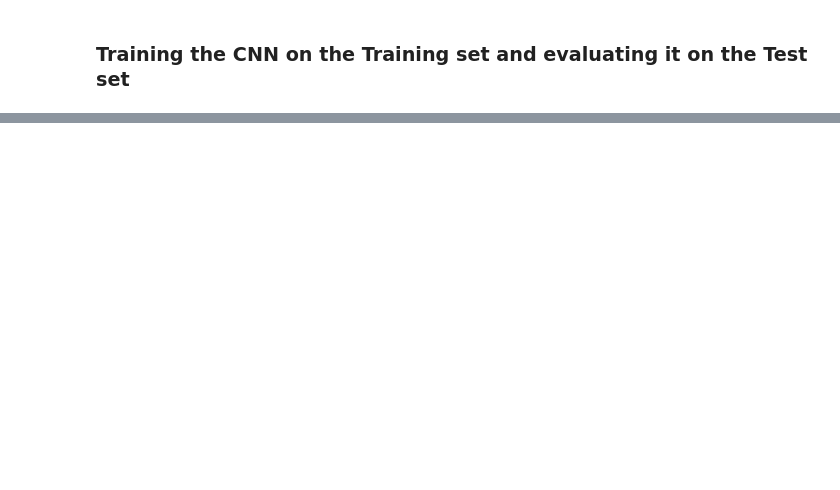
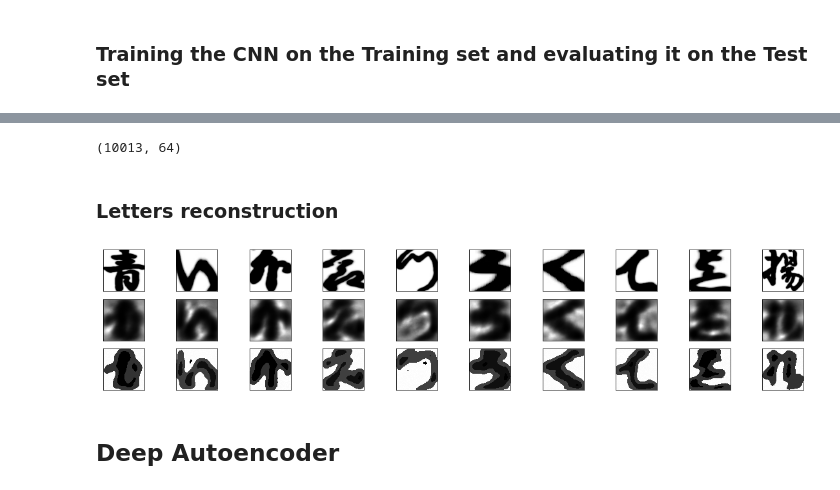
Before and after one commit to Nijaoui-Wassim/kuzushiji-recognition, a Jupyter notebook: kuzushiji-recognition_training.ipynb, the cells around one changed output, grey strips where cells are left out. Drawn from its saved outputs; the diff is of its cells as text; code cells hidden in the pictures; blank space fills up the shorter version.

```diff
--- a/kuzushiji-recognition_training.ipynb
+++ b/kuzushiji-recognition_training.ipynb
@@ -186,0 +207,59 @@ ValueError: Layer sequential_4 expects 1 inputs, but it received 2 input tensors
+# %%
+# Encode and decode some letters
+encoded_imgs = encoder.predict(X_test)
+decoded_imgs = decoder.predict(encoded_imgs)
+# %%
+print(encoded_imgs.shape)
+# %% [output]
+(10013, 64)
+# %% [markdown]
+### Letters reconstruction
+# %%
+def prepare_img(Image):
+    im_color = Image
+    im_gray = im_color#cv2.cvtColor(im_color, cv2.COLOR_BGR2GRAY)
+    _, mask = cv2.threshold(im_gray, thresh=0, maxval=130, type=cv2.THRESH_BINARY)
+    im_thresh_gray = cv2.bitwise_and(im_gray, mask)
+    mask3 = cv2.cvtColor(mask, cv2.COLOR_GRAY2BGR)  # 3 channel mask
+    return im_thresh_gray
+# %%
+import matplotlib.pyplot as plt
+
+n = 10  # How many letters we will display
+plt.figure(figsize=(20, 4))
+for i in range(n):
+    # Display original
+    ax = plt.subplot(3, n, i + 1)
+    img = X_test[i].reshape(64, 64)
+    #img = prepare_img(img)
+    plt.imshow(img)
+    plt.xlabel("original images")
+    plt.gray()
+    ax.get_xaxis().set_visible(False)
+    ax.get_yaxis().set_visible(False)
+
+    # Display reconstruction
+    ax = plt.subplot(3, n, i + 1 + n)
+    img = decoded_imgs[i].reshape(64, 64)
+    plt.imshow(img)
+    plt.xlabel("Display reconstructions")
+    plt.gray()
+    ax.get_xaxis().set_visible(False)
+    ax.get_yaxis().set_visible(False)
+
+    # Enhanced imgs reconstructed
+    ax = plt.subplot(3, n, i + 11 + n)
+    img = decoded_imgs[i].reshape(64, 64,1)
+    #print(img.shape)
+    plt.ylabel("Display Enhanced reconstructions")
+    img = prepare_img(img)
+    img = prepare_img(img)
+    plt.imshow(img)
+    plt.gray()
+    ax.get_xaxis().set_visible(False)
+    ax.get_yaxis().set_visible(False)
+
+
+plt.show()
+# %% [output]
+[figure, added]
@@ -186,0 +268,2 @@ ValueError: Layer sequential_4 expects 1 inputs, but it received 2 input tensors
+# %% [markdown]
+## Deep Autoencoder
```
Also changed, not shown: parts of 24 cells of this notebook, 1 other file.
